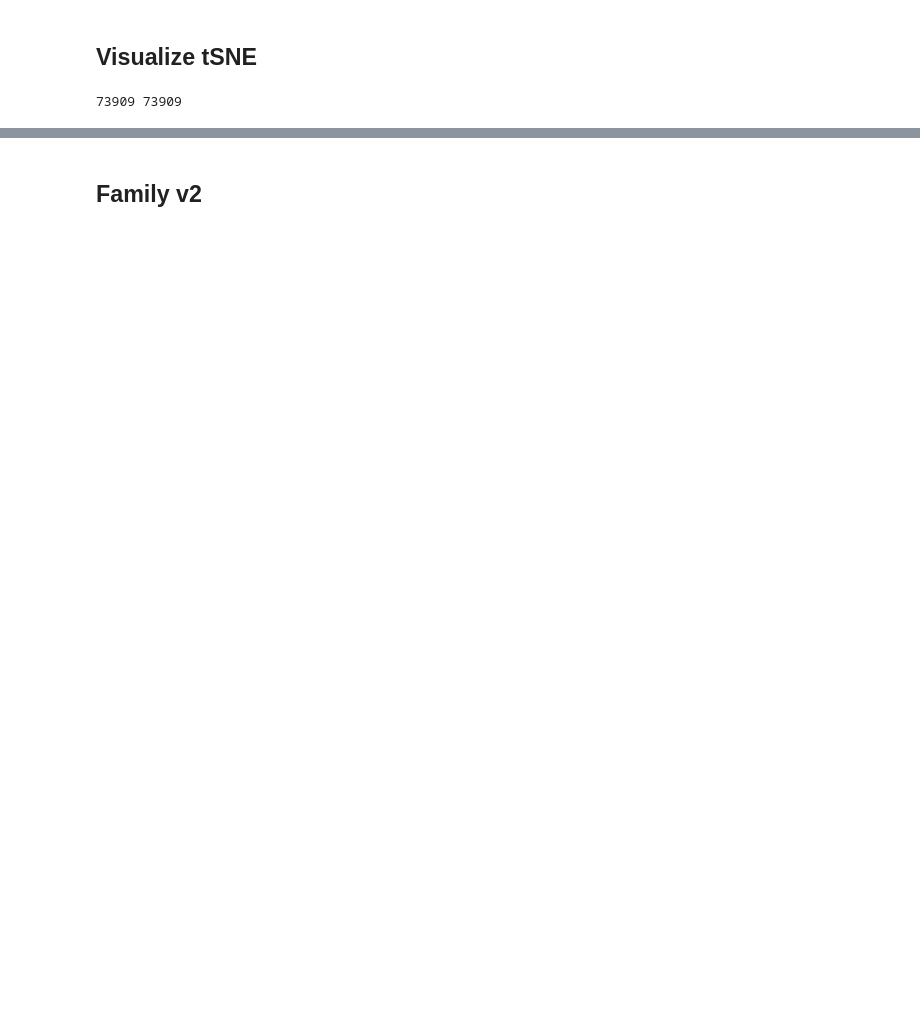
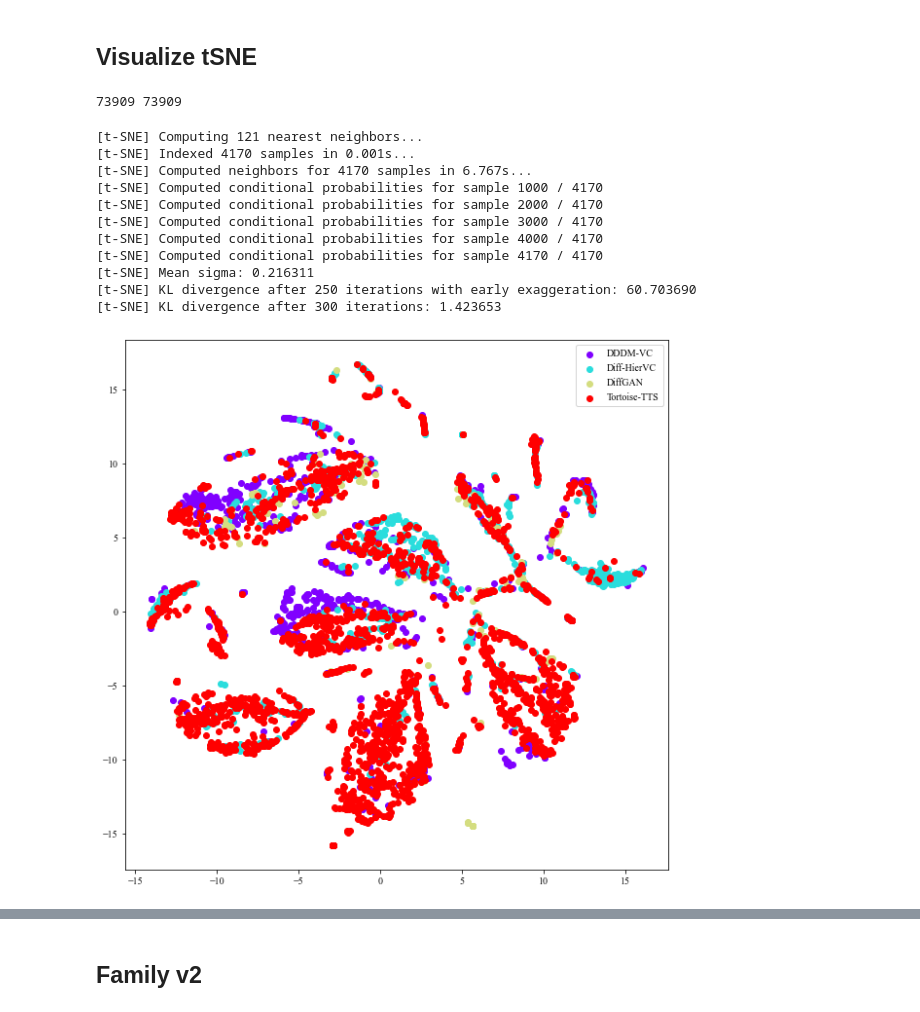
Before and after one commit to josebeo2016/vocodetect, a Jupyter notebook: Supcon-voco/families.ipynb, the cells around one changed output, grey strips where cells are left out. Saved outputs shown, nothing was run; the diff lists cells and outputs as text; code cells hidden in the pictures; blank space fills up the shorter version.

```diff
--- a/Supcon-voco/families.ipynb
+++ b/Supcon-voco/families.ipynb
@@ -55,0 +54,6 @@ acmccs_apr3_df
+# %%
+mos_score = pd.read_csv("/dataa/phucdt/model_explain/mos-finetune-ssl/answer.txt", header=None)
+mos_score.columns = ['utt','mos']
+# mos_score
+acmccs_apr3_df = acmccs_apr3_df.merge(mos_score, left_on='utt', right_on='utt', how='left')
+acmccs_apr3_df
@@ -79,3 +161,40 @@ merged_df = merged_df.sample(frac=0.2, random_state=42).reset_index(drop=True)
+# %%
+# Keep only Tortoise-TTS and VITS-TTS
+tmp_df = merged_df[merged_df["group"].isin(["DDDM-VC", "Tortoise-TTS", "DiffGAN", "Diff-HierVC"])]
+# visualize the t-SNE plot of the features
+from sklearn.manifold import TSNE
+import seaborn as sns
+import matplotlib.pyplot as plt
+import matplotlib.cm as cm
+import matplotlib.colors as mcolors
+import numpy as np
+
+tsne = TSNE(n_components=2, verbose=1, perplexity=40, n_iter=300)
+tsne_results = tsne.fit_transform(np.stack(tmp_df["feat"].values))
+
+# show color as the group
+group = tmp_df["group"].values
+
+# visualize the t-SNE plot
+plt.figure(figsize=(10, 10))
+colors = cm.rainbow(np.linspace(0, 1, len(np.unique(group))))
+for i, g in enumerate(np.unique(group)):
+    plt.scatter(tsne_results[group == g, 0], tsne_results[group == g, 1], color=colors[i], label=g)
+plt.legend()
+plt.show()
+# %% [output]
+[t-SNE] Computing 121 nearest neighbors...
+[t-SNE] Indexed 4170 samples in 0.001s...
+[t-SNE] Computed neighbors for 4170 samples in 6.767s...
+[t-SNE] Computed conditional probabilities for sample 1000 / 4170
+[t-SNE] Computed conditional probabilities for sample 2000 / 4170
+[t-SNE] Computed conditional probabilities for sample 3000 / 4170
+[t-SNE] Computed conditional probabilities for sample 4000 / 4170
+[t-SNE] Computed conditional probabilities for sample 4170 / 4170
+[t-SNE] Mean sigma: 0.216311
+[t-SNE] KL divergence after 250 iterations with early exaggeration: 60.703690
+[t-SNE] KL divergence after 300 iterations: 1.423653
+[figure, added]
 # %%
 # visualize the t-SNE plot of the features
 from sklearn.manifold import TSNE
```
Also changed, not shown: parts of 30 cells of this notebook, 14 other files.
